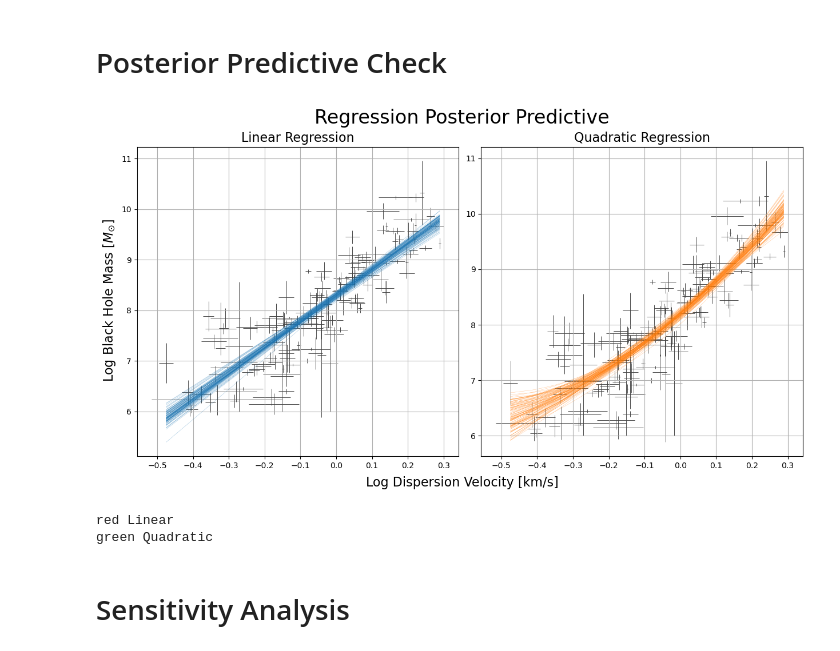
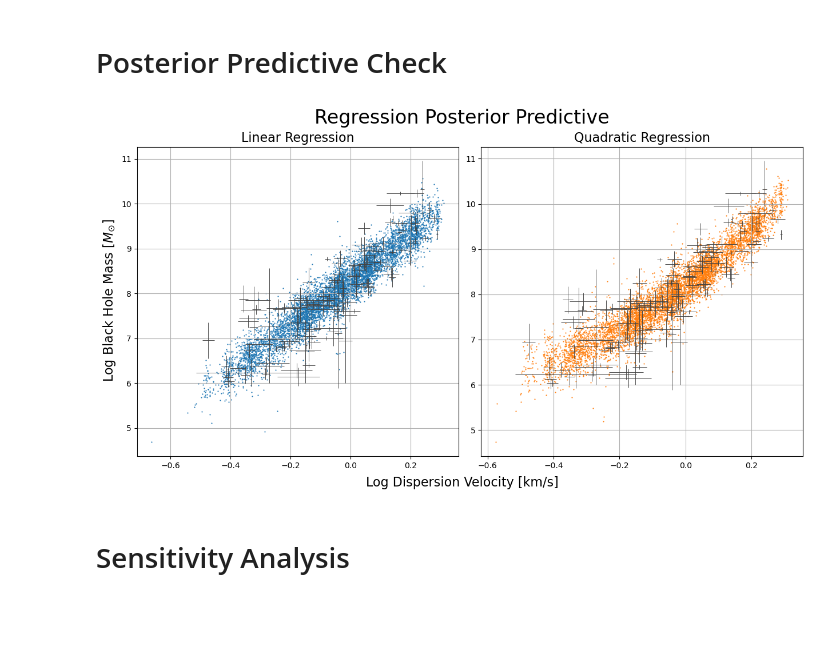
Before and after one commit to joh15016/AST-5731-Project-2, a Jupyter notebook: Research_Project_2.ipynb, the cells around one changed output. Cells and saved outputs as stored; diff of their text form; code cells hidden in the pictures; blank space fills up the shorter version.

```diff
--- a/Research_Project_2.ipynb
+++ b/Research_Project_2.ipynb
@@ -233,39 +237,31 @@ plt.show()
 # %% [markdown]
 # Posterior Predictive Check
-# %%
-# Set number of draws from posterior for linear and quadratic models
-draw_l_size = 100
-draw_q_size = 100
-
-# Calculate posterior predictive lines for linear and quadratic models
-draw_l_nthin = int(l_post_pred.posterior.draw.values.shape[0] / draw_l_size)
-draw_q_nthin = int(q_post_pred.posterior.draw.values.shape[0] / draw_q_size)
-Y_mean = (np.einsum('ij,...j', X_l, l_post_pred.posterior.beta.values[0])[::draw_l_nthin].T,
-          np.einsum('ij,...j', X_q, q_post_pred.posterior.beta.values[0])[::draw_q_nthin].T)
-
-fig, ax = plt.subplots(1, 2, layout='constrained', figsize=(12, 6))
-
-# Plot posterior predictive lines for linear and quadratic models
-for ii, lq in enumerate(['Linear', 'Quadratic']):
-    ax[ii].errorbar(data['log_sigma'], data['log_MassBH'], data['e_log_MassBH'],
-                    data['e_log_sigma'], color='#444444',
-                    fmt='none', zorder=-1, elinewidth=0.66)
-    ax[ii].plot(data['log_sigma'], Y_mean[ii], color=f'C{ii}', lw=0.3, alpha=0.5)
-    ax[ii].set_title(f'{lq} Regression', fontsize=16)
-    ax[ii].grid()
-
-fig.suptitle('Regression Posterior Predictive', fontsize=24, y=1.06)
-fig.supxlabel(r'Log Dispersion Velocity [km/s]', fontsize=16, y=-0.05)
-fig.supylabel(r'Log Black Hole Mass [$M_{\odot}$]', fontsize=16, x=-0.025)
-plt.show()
-# %% [output]
-[figure, removed]
-# %%
-for ii, (k, v) in enumerate(zip(['red', 'green'], ['Linear', 'Quadratic'])):
-    print(k, v)
-# %% [output]
-red Linear
-green Quadratic
+# %%
+fig, ax = plt.subplots(1, 2, layout='constrained', figsize=(12, 6))
+
+# Calculate prior predictive lines for linear and quadratic models
+idx = (np.argsort(np.mean(l_post_pred.posterior_predictive.X_obs.values, axis=0)[::200, :, 1], axis=1),
+       np.argsort(np.mean(q_post_pred.posterior_predictive.X_obs.values, axis=0)[::200, :, 1], axis=1))
+X_ppd = (np.take_along_axis(np.mean(l_post_pred.posterior_predictive.X_obs.values, axis=0)[::200, :, 1], idx[0], axis=1),
+         np.take_along_axis(np.mean(q_post_pred.posterior_predictive.X_obs.values, axis=0)[::200, :, 1], idx[1], axis=1))
+Y_ppd = (np.take_along_axis(np.mean(l_post_pred.posterior_predictive.Y_obs.values, axis=0)[::200], idx[0], axis=1),
+         np.take_along_axis(np.mean(q_post_pred.posterior_predictive.Y_obs.values, axis=0)[::200], idx[1], axis=1))
+
+# Plot prior predictive lines for linear and quadratic models
+for ii, lq in enumerate(['Linear', 'Quadratic']):
+    ax[ii].errorbar(data['log_sigma'], data['log_MassBH'], data['e_log_MassBH'],
+                    data['e_log_sigma'], color='#444444',
+                    fmt='none', zorder=10, elinewidth=0.66)
+    ax[ii].scatter(X_ppd[ii].T, Y_ppd[ii].T, s=2, color=f'C{ii}', lw=0.1)
+    ax[ii].set_title(f'{lq} Regression', fontsize=16)
+    ax[ii].grid()
+
+fig.suptitle('Regression Posterior Predictive', fontsize=24, y=1.06)
+fig.supxlabel(r'Log Dispersion Velocity [km/s]', fontsize=16, y=-0.05)
+fig.supylabel(r'Log Black Hole Mass [$M_{\odot}$]', fontsize=16, x=-0.025)
+plt.show()
+# %% [output]
+[figure, added]
 # %% [markdown]
 # Sensitivity Analysis
 # %% [markdown]
```
Also changed, not shown: parts of 9 cells of this notebook.
